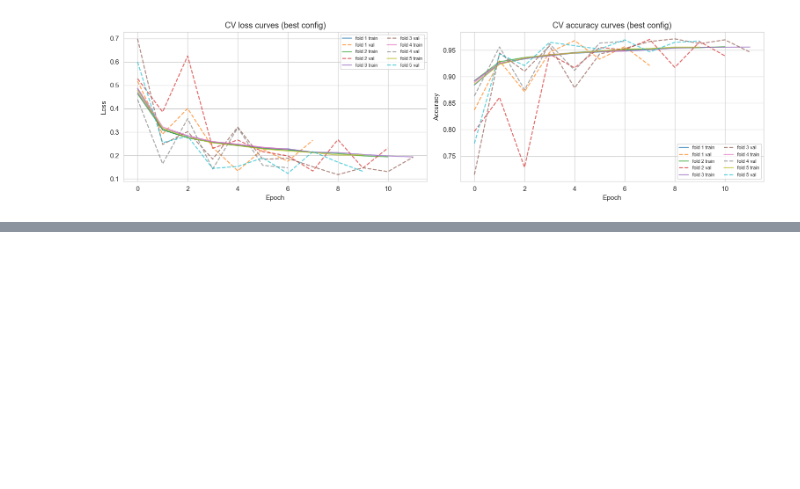
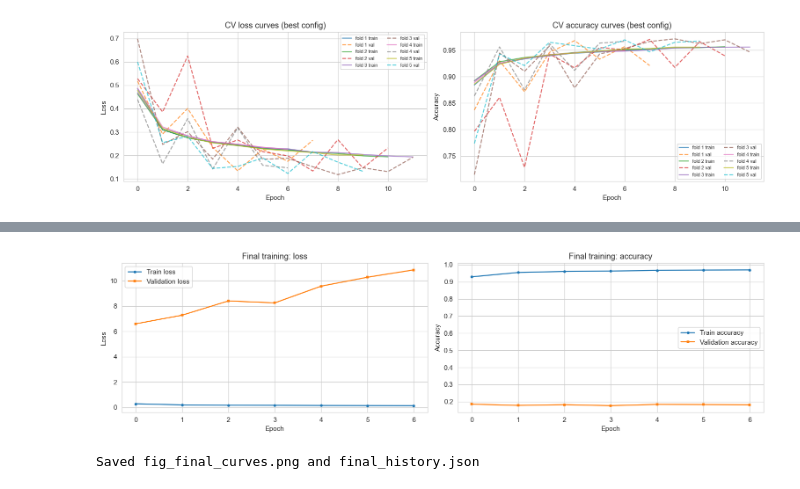
Before and after one commit to Arush70/ECG-Heartbeat-Classification, a Jupyter notebook: Training-ANN.ipynb, the cells around one changed output, grey strips where cells are left out. Drawn from its saved outputs; the diff is of its cells as text; code cells hidden in the pictures; blank space fills up the shorter version.

Commit message:
final model trained and pushed

```diff
--- a/Training-ANN.ipynb
+++ b/Training-ANN.ipynb
@@ -678,0 +750,28 @@ Best mean CV accuracy: 0.9692 +/- 0.0016
+# %%
+# Stage 8b: Plot final training learning curves
+
+fig, axes = plt.subplots(1, 2, figsize=(14, 4))
+
+# Loss
+axes[0].plot(history.history['loss'], label='Train loss', marker='o', markersize=3)
+axes[0].plot(history.history['val_loss'], label='Validation loss', marker='s', markersize=3)
+axes[0].set_title('Final training: loss')
+axes[0].set_xlabel('Epoch'); axes[0].set_ylabel('Loss'); axes[0].legend()
+
+# Accuracy
+axes[1].plot(history.history['accuracy'], label='Train accuracy', marker='o', markersize=3)
+axes[1].plot(history.history['val_accuracy'], label='Validation accuracy', marker='s', markersize=3)
+axes[1].set_title('Final training: accuracy')
+axes[1].set_xlabel('Epoch'); axes[1].set_ylabel('Accuracy'); axes[1].legend()
+
+plt.tight_layout()
+plt.savefig('fig_final_curves.png', bbox_inches='tight', dpi=150)
+plt.show()
+
+# Save the history to a JSON so we can reference exact numbers in the report
+with open('final_history.json', 'w') as f:
+    json.dump({k: [float(v) for v in vs] for k, vs in history.history.items()}, f, indent=2)
+print('Saved fig_final_curves.png and final_history.json')
+# %% [output]
+[figure, added]
+Saved fig_final_curves.png and final_history.json
```
Also changed, not shown: parts of 2 cells of this notebook, 2 other files.
